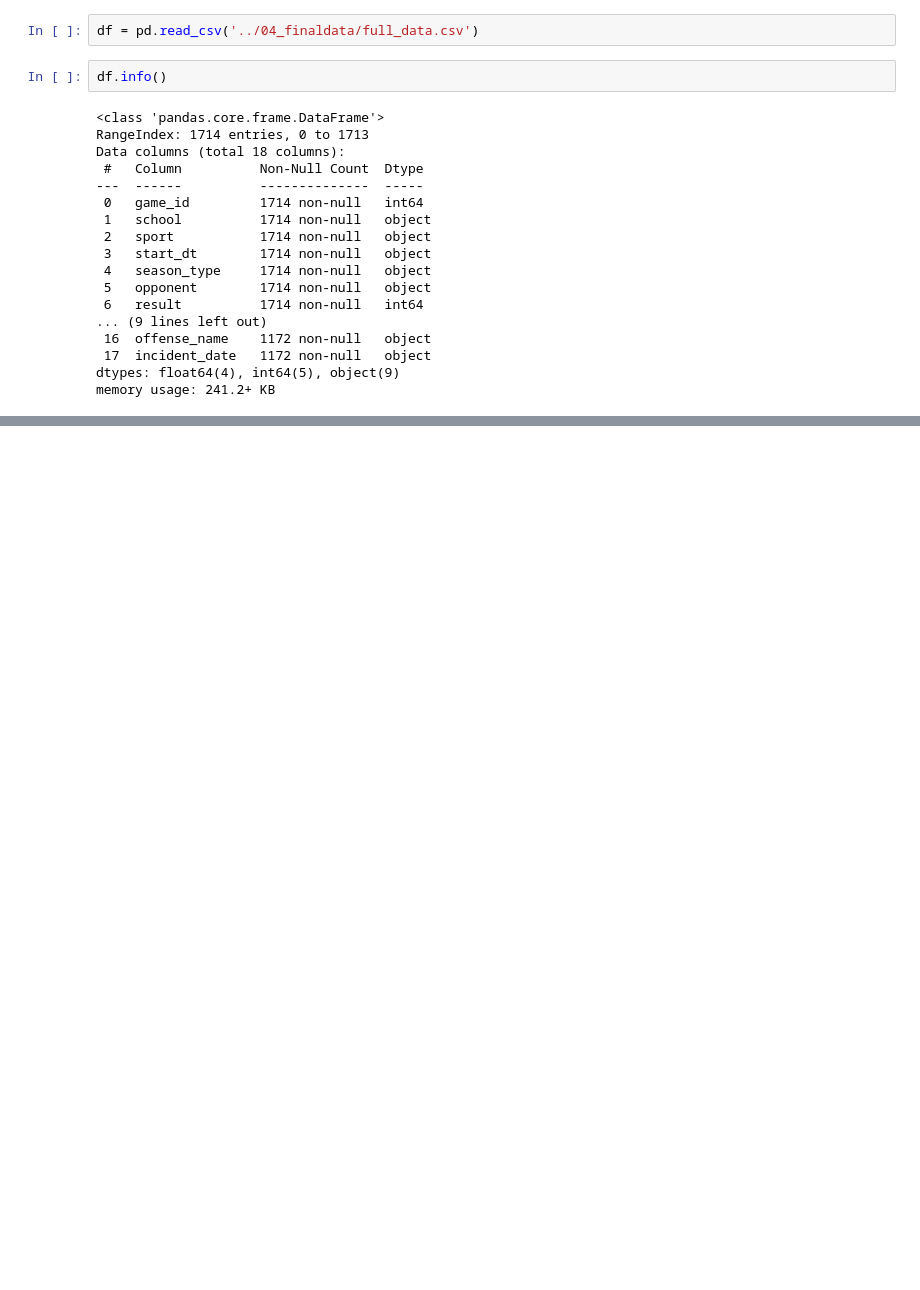
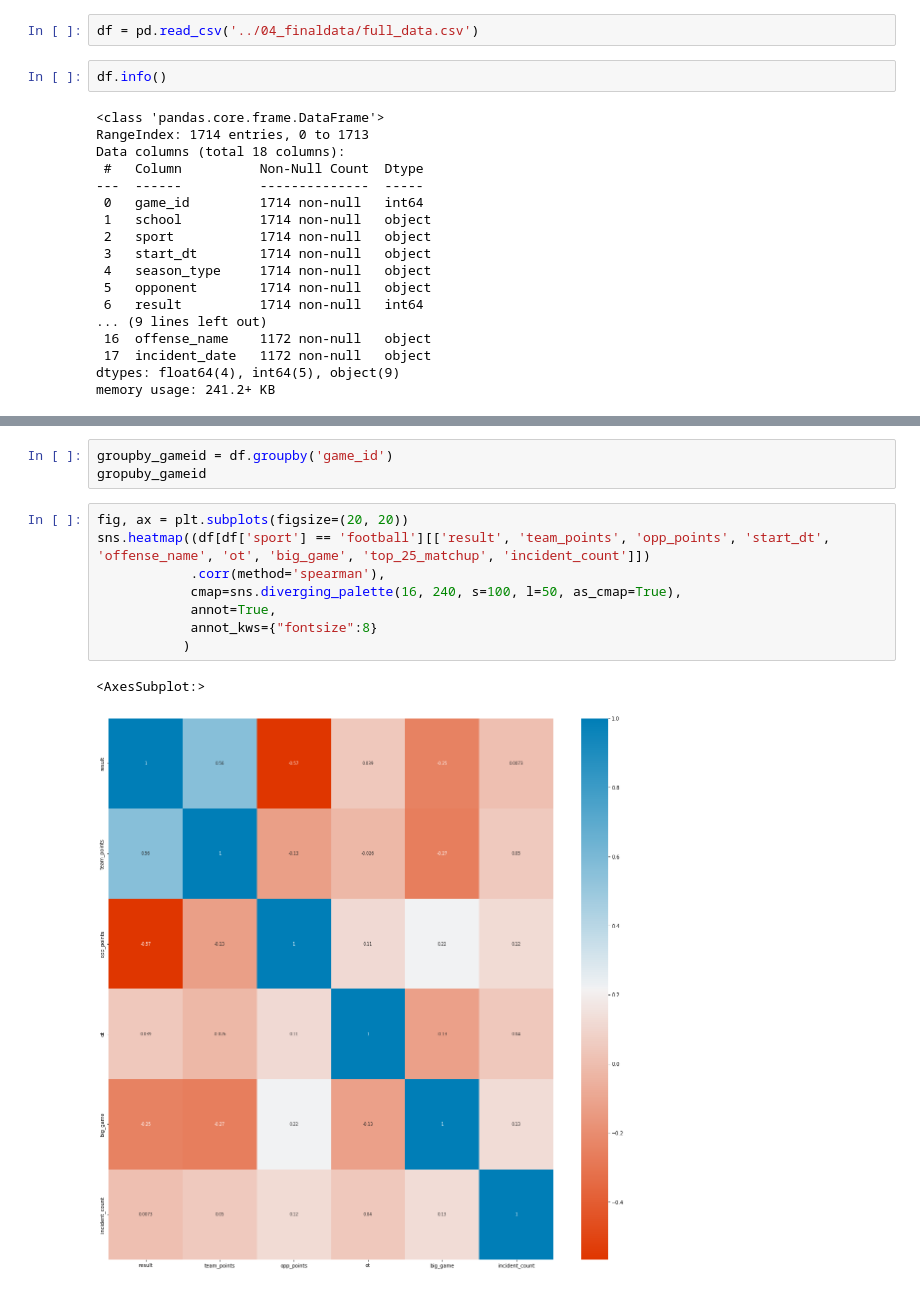
Before and after one commit to djboudia/milestone, a Jupyter notebook: 03_notebooks/06_sports_crime_eda.ipynb, the cells around one changed output, grey strips where cells are left out. Cells and saved outputs as stored; diff of their text form; blank space fills up the shorter version.

```diff
--- a/03_notebooks/06_sports_crime_eda.ipynb
+++ b/03_notebooks/06_sports_crime_eda.ipynb
@@ -25,0 +247,14 @@ memory usage: 241.2+ KB
+# %%
+groupby_gameid = df.groupby('game_id')
+gropuby_gameid
+# %%
+fig, ax = plt.subplots(figsize=(20, 20))
+sns.heatmap((df[df['sport'] == 'football'][['result', 'team_points', 'opp_points', 'start_dt', 'offense_name', 'ot', 'big_game', 'top_25_matchup', 'incident_count']])
+            .corr(method='spearman'),
+            cmap=sns.diverging_palette(16, 240, s=100, l=50, as_cmap=True),
+            annot=True,
+            annot_kws={"fontsize":8}
+           )
+# %% [output]
+<AxesSubplot:>
+[figure, added]
```
Also changed, not shown: parts of 29 cells of this notebook.
